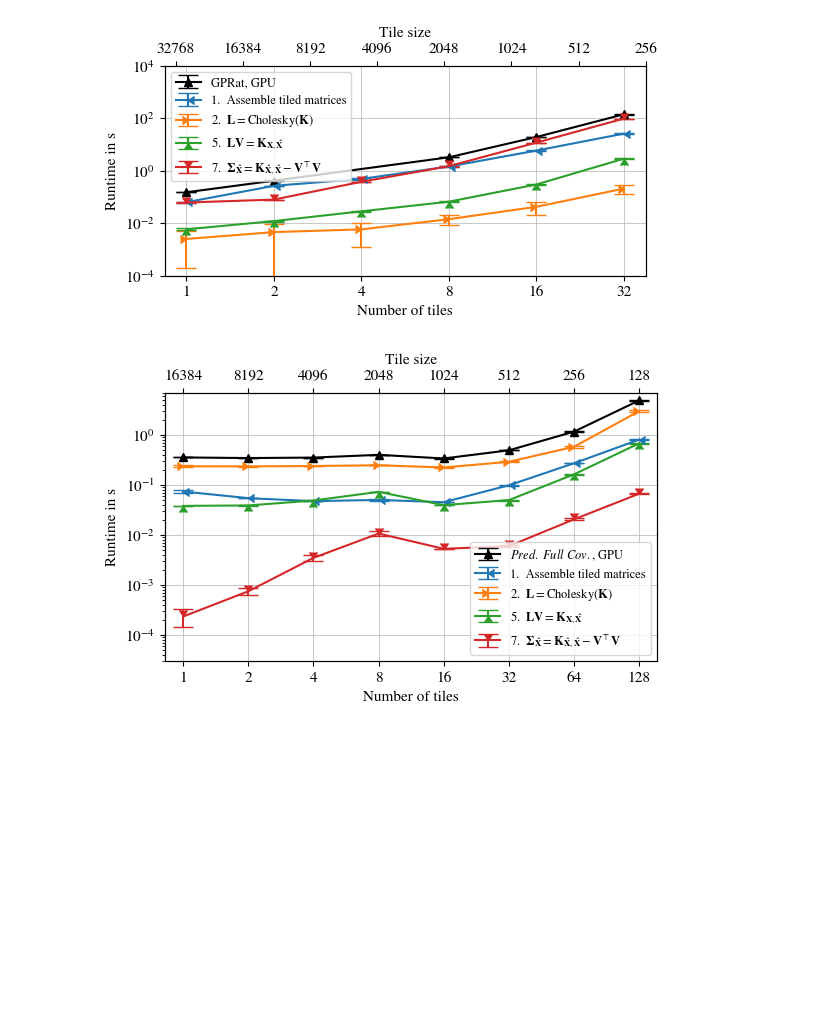
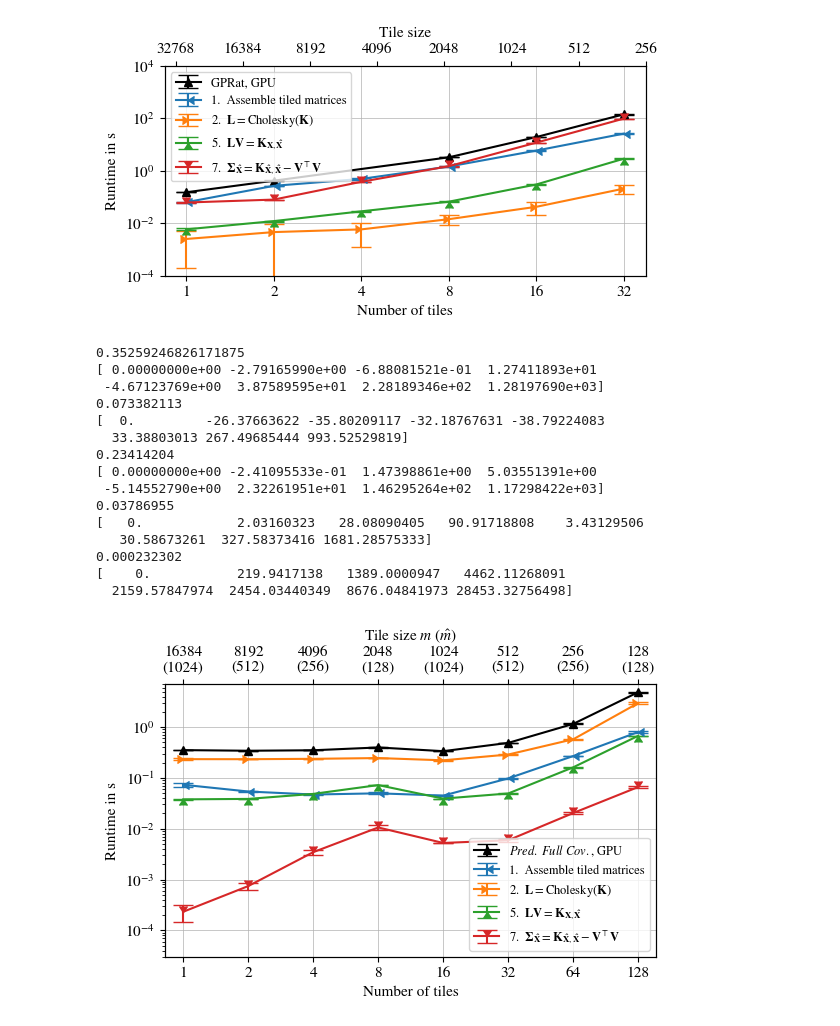
Before and after one commit to moellh/GPRat, a Jupyter notebook: X3-X4-predict-fullcov-gpu.ipynb, the cells around one changed output. Drawn from its saved outputs; the diff is of its cells as text; code cells hidden in the pictures; blank space fills up the shorter version.

```diff
--- a/X3-X4-predict-fullcov-gpu.ipynb
+++ b/X3-X4-predict-fullcov-gpu.ipynb
@@ -212,6 +212,9 @@ ax.errorbar(
     label=r"$\it{Pred.\ Full\ Cov.}$, GPU",
     marker="^"
 )
+first = df_full_4["mean"].values[0]
+percents = (df_full_4["mean"].values - first) / first * 100
+print(percents)
 
 names = [
     "predict_full_cov_step assembly",
@@ -251,6 +254,9 @@ for name, label, marker in zip(names, labels, markers):
         label=label,
         marker=marker
     )
+    first = df_name["mean"].values[0]
+    percents = (df_name["mean"].values - first) / first * 100
+    print(percents)
 
 ax.legend(loc="upper left")
 fig.tight_layout(pad=0.1)
@@ -352,7 +368,7 @@ fig.savefig("./pdf/predict-fullcov-gpu-steps-smaller.pdf")
 n_train = 16384
 n_streams = 4
 
-fig, ax = plt.subplots(figsize=figsize(5, 5, 3, 7))
+fig, ax = plt.subplots(figsize=figsize(5, 6, 3, 2))
 
 ax.set_xlabel("Number of tiles")
 ax.set_ylabel("Runtime in s")
@@ -364,7 +380,7 @@ tile_sizes = n_train / xticks
 
 ax_top = ax.twiny()
 
-xticks = df_full["n_tiles"].unique()
+xticks = np.array([1, 2, 4, 8, 16, 32, 64, 128])
 tile_sizes = n_train / xticks
 
 ax.set_xscale("log", base=2)
@@ -376,8 +392,8 @@ ax.grid(False, which="minor")
 ax_top.set_xlim(ax.get_xlim())
 ax_top.set_ylim(ax.get_ylim())
 ax_top.set_xscale("log", base=2)
-ax_top.set_xlabel("Tile size")
-ax_top.set_xticks(xticks, [int(tile_size) for tile_size in tile_sizes])
+ax_top.set_xlabel(r"Tile size $m$ ($\hat m$)")
+ax_top.set_xticks(xticks, ["16384\n(1024)", "8192\n(512)", "4096\n(256)", "2048\n(128)", "1024\n(1024)", "512\n(512)", "256\n(256)", "128\n(128)"])
 
 df_full_4 = df_full[
     (df_full["n_streams"] == n_streams)
@@ -393,6 +409,10 @@ ax.errorbar(
     label=r"$\it{Pred.\ Full\ Cov.}$, GPU",
     marker="^",
 )
+first = df_full_4["mean"].values[0]
+print(first)
+percents = (df_full_4["mean"].values - first) / first * 100
+print(percents)
 
 names = [
     "predict_full_cov_step assembly",
@@ -410,31 +430,50 @@ labels = [
     r"2.  $\mathbf{L} = \text{Cholesky}(\mathbf{K})$",
     # r"3.  $\mathbf{L\beta} = \mathbf{y}$",
     # r"4.  $\mathbf{L^\top\alpha} = \mathbf{\beta}$",
     r"5.  $\mathbf{LV} = \mathbf{K}_{\mathbf{X},\mathbf{\hat X}}$",
     # r"6.  $\mathbf{\hat y} = \mathbf{K}_{\mathbf{\hat X},\mathbf{X}}\mathbf{\alpha}$",
     r"7.  $\mathbf{\Sigma}_{\mathbf{\hat X}} = \mathbf{K}_{\mathbf{\hat X},\mathbf{\hat X}} - \mathbf{V}^\top \mathbf{V}$",
 ]
 markers = [4, 5, 6, 7]
 
 for name, label, marker in zip(names, labels, markers):
     df_name = df_steps[
         (df_steps["name"] == name)
         & (df_steps["n_train"] == 16384)
         & (df_steps["n_test"] == 1024)
     ]
     df_name["mean"] = df_name["mean"].values
     err = utils.confidence_error(df_name, 0.95)
     ax.errorbar(
         df_name["n_tiles"],
         df_name["mean"] / 10**9,
         yerr=err / 10**9,
         # color=color,
         label=label,
         marker=marker,
     )
+    first = df_name["mean"].values[0]
+    print(first/10**9)
+    percents = (df_name["mean"].values - first) / first * 100
+    print(percents)
 
 ax.legend()
 fig.tight_layout(pad=0.1)
 fig.savefig("./pdf/predict-fullcov-gpu-steps-larger.pdf")
 # %% [output]
+0.35259246826171875
+[ 0.00000000e+00 -2.79165990e+00 -6.88081521e-01  1.27411893e+01
+ -4.67123769e+00  3.87589595e+01  2.28189346e+02  1.28197690e+03]
+0.073382113
+[  0.         -26.37663622 -35.80209117 -32.18767631 -38.79224083
+  33.38803013 267.49685444 993.52529819]
+0.23414204
+[ 0.00000000e+00 -2.41095533e-01  1.47398861e+00  5.03551391e+00
+ -5.14552790e+00  2.32261951e+01  1.46295264e+02  1.17298422e+03]
+0.03786955
+[   0.            2.03160323   28.08090405   90.91718808    3.43129506
+   30.58673261  327.58373416 1681.28575333]
+0.000232302
+[    0.           219.9417138   1389.0000947   4462.11268091
+  2159.57847974  2454.03440349  8676.04841973 28453.32756498]
-[figure, old version]
+[figure, new version]
```
Also changed, not shown: parts of 2 cells of this notebook, 21 other files.
